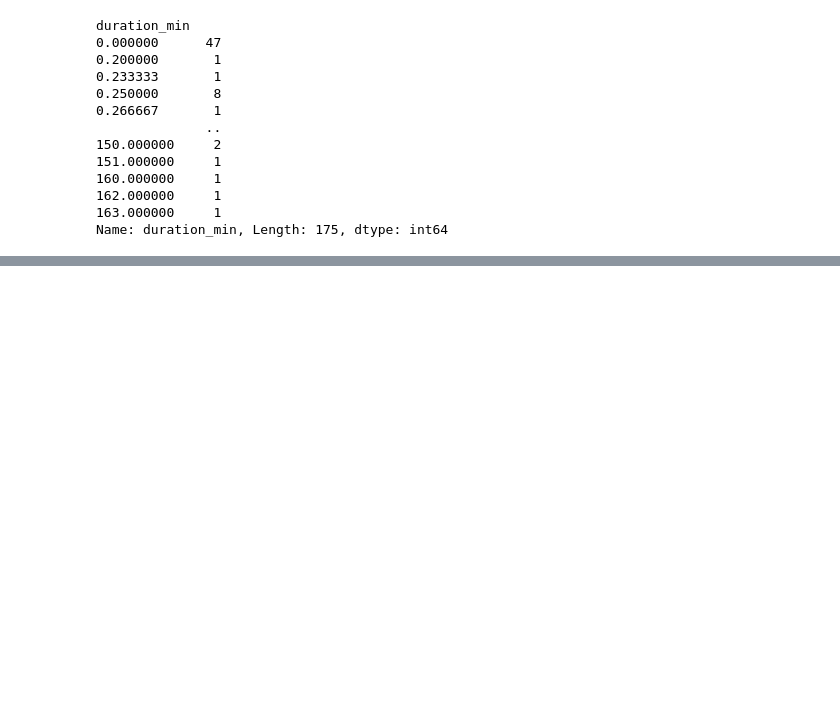
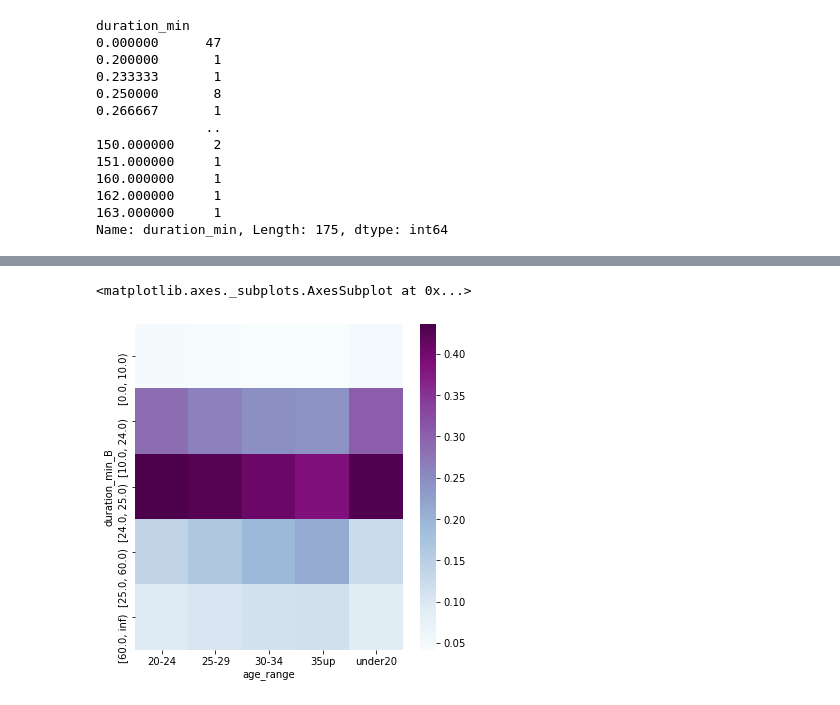
Before and after one commit to Courtneyytam/MSCI446, a Jupyter notebook: Court_EDA.ipynb, the cells around one changed output, grey strips where cells are left out. Drawn from its saved outputs; the diff is of its cells as text; code cells hidden in the pictures; blank space fills up the shorter version.

```diff
--- a/Court_EDA.ipynb
+++ b/Court_EDA.ipynb
@@ -965,15 +1003,3 @@ duration_min
 162.000000     1
 163.000000     1
 Name: duration_min, Length: 175, dtype: int64
-# %%
-for i in users_anime_join.index:
-    if users_anime_join['duration_min'][i] < 11.0:
-        users_anime_join.loc[i,'duration_min_B'] = '<10min'
-    elif users_anime_join['duration_min'][i] >= 11.0 and users_anime_join['duration_min'][i] < 24.0:
-        users_anime_join.loc[i,'duration_min_B'] = '10min to <24 min'
-    elif users_anime_join['duration_min'][i] == 24.0:
-        users_anime_join.loc[i,'duration_min_B'] = '24min'
-    elif users_anime_join['duration_min'][i] > 24.0 and users_anime_join['duration_min'][i] < 60.0:
-        users_anime_join.loc[i,'duration_min_B'] = '>24min to <60 min'
-    else:
-        users_anime_join.loc[i,'duration_min_B'] = '>60min'
@@ -982,3 +1006,13 @@ KeyboardInterrupt:
+# %%
+bins = pd.IntervalIndex.from_breaks([0, 10, 24, 25, 60, np.inf], closed='left')
+users_anime_join['duration_min_B'] = pd.cut(users_anime_join['duration_min'], bins)
+
+
+#duration_min_B = ['<10min','10 min to <24min','24min','>24min to <60min','>60min']
+
+#groups = [users_anime_join['duration_min'].between(0,10),users_anime_join['duration_min'].between(10.000001,23.999999),users_anime_join['duration_min'].between(24,24),users_anime_join['duration_min'].between(24.000001,59.999999),users_anime_join['duration_min'].between(60,200)]
+
+#users_anime_join['duration_min_B'] = np.select(groups, duration_min_B)
 # %%
 users_anime_join = users_anime_join[users_anime_join.duration_min >=1]
 # %%
@@ -989,0 +1041,7 @@ sns.heatmap(ageVduration_HT, cmap='BuPu')
+# %%
+ageVduration_HT = pd.crosstab(users_anime_join.duration_min_B, users_anime_join.age_range, normalize=1)
+fig = plt.figure(figsize=(6,6))
+sns.heatmap(ageVduration_HT, cmap='BuPu')
+# %% [output]
+<matplotlib.axes._subplots.AxesSubplot at 0x...>
+[figure, added]
```
Also changed, not shown: parts of 17 cells of this notebook, 1 other file.
